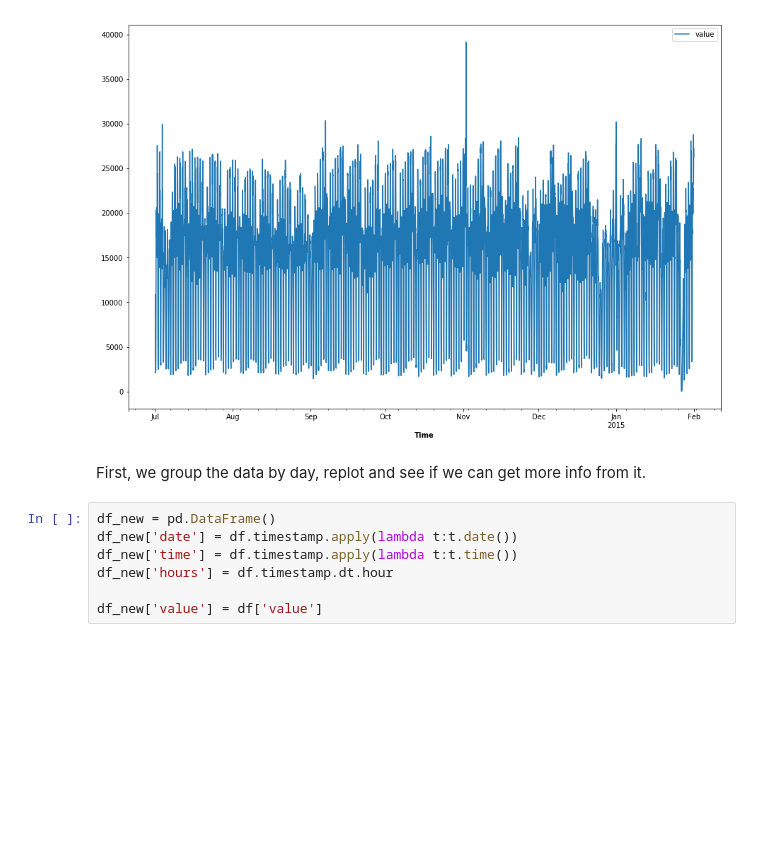
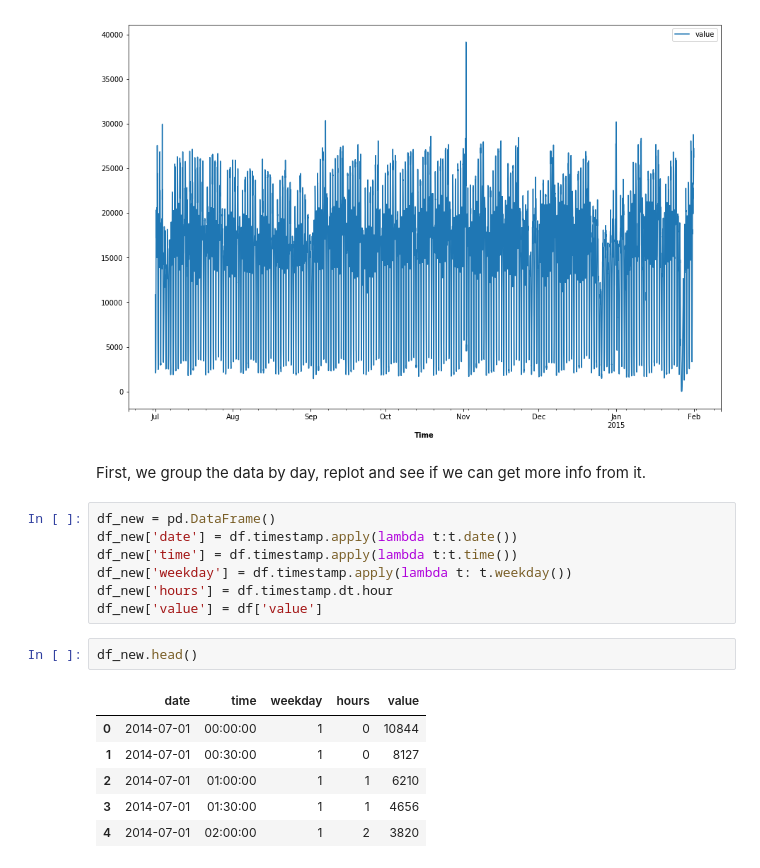
Before and after one commit to RuotingZheng/Anomaly, a Jupyter notebook: anomaly.ipynb, the cells around one changed output. Saved outputs shown, nothing was run; the diff lists cells and outputs as text; blank space fills up the shorter version.

```diff
--- a/anomaly.ipynb
+++ b/anomaly.ipynb
@@ -46,6 +46,15 @@ First, we group the data by day, replot and see if we can get more info from it.
 df_new = pd.DataFrame()
 df_new['date'] = df.timestamp.apply(lambda t:t.date())
 df_new['time'] = df.timestamp.apply(lambda t:t.time())
+df_new['weekday'] = df.timestamp.apply(lambda t: t.weekday())
 df_new['hours'] = df.timestamp.dt.hour
-
 df_new['value'] = df['value']
+# %%
+df_new.head()
+# %% [output]
+|  | date | time | weekday | hours | value |
+| 0 | 2014-07-01 | 00:00:00 | 1 | 0 | 10844 |
+| 1 | 2014-07-01 | 00:30:00 | 1 | 0 | 8127 |
+| 2 | 2014-07-01 | 01:00:00 | 1 | 1 | 6210 |
+| 3 | 2014-07-01 | 01:30:00 | 1 | 1 | 4656 |
+| 4 | 2014-07-01 | 02:00:00 | 1 | 2 | 3820 |
```
Also changed, not shown: parts of 2 cells of this notebook.
